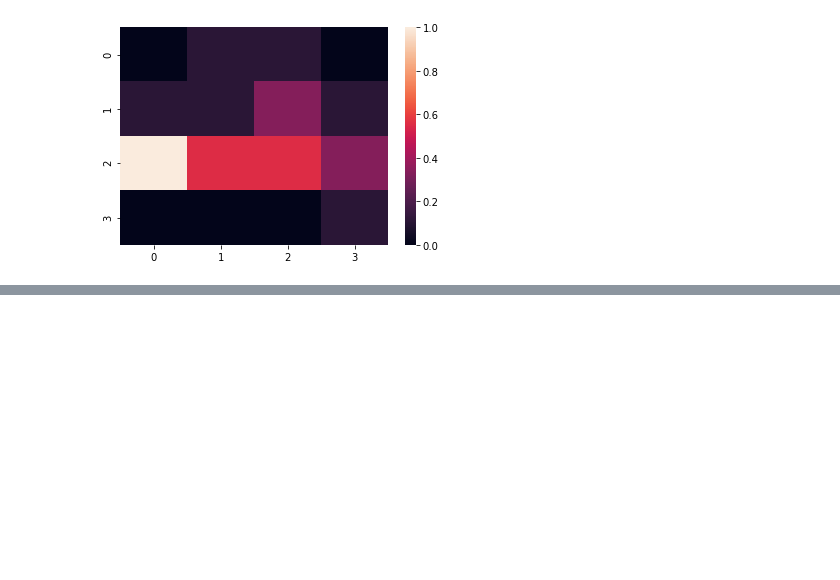
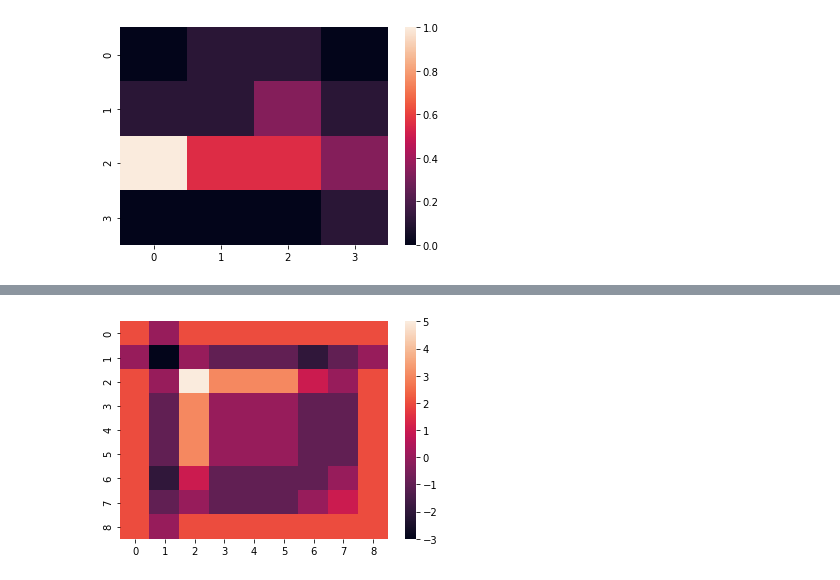
Before and after one commit to ybuchmeier/KI_Sem5, a Jupyter notebook: Uebungsblatt.ipynb, the cells around one changed output, grey strips where cells are left out. Cells and saved outputs as stored; diff of their text form; code cells hidden in the pictures; blank space fills up the shorter version.

```diff
--- a/Uebungsblatt.ipynb
+++ b/Uebungsblatt.ipynb
@@ -336,0 +376,11 @@ heatmap(dreieckPoolingH)
+# %%
+kernel3 = np.array([
+    [1,  1,  1],
+    [1, -1, -1],
+    [1, -1, -1]
+])
+
+square = cv2.filter2D(square, -1,  kernel3)
+_ = heatmap(square)
+# %% [output]
+[figure, added]
```
Also changed, not shown: parts of 7 cells of this notebook.
